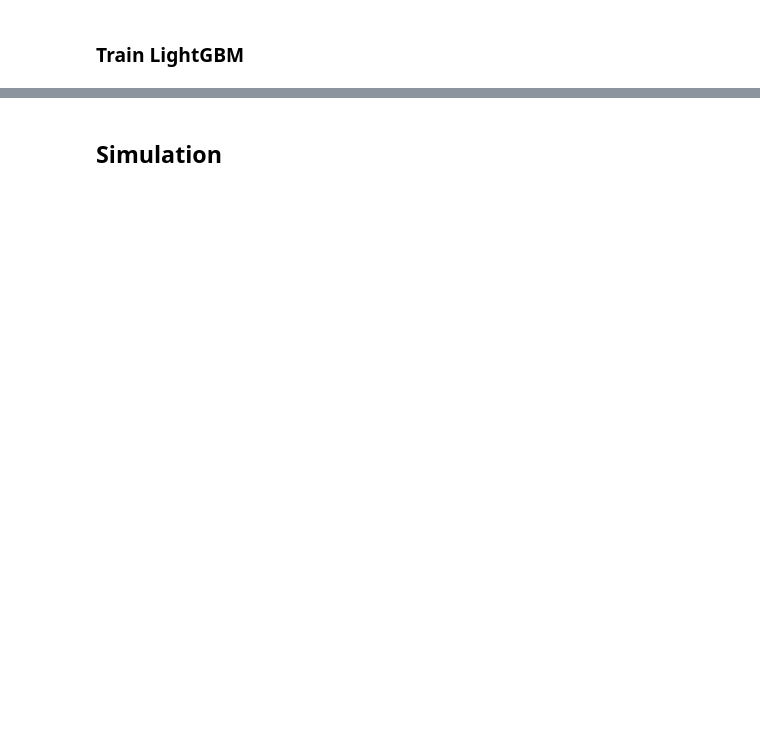
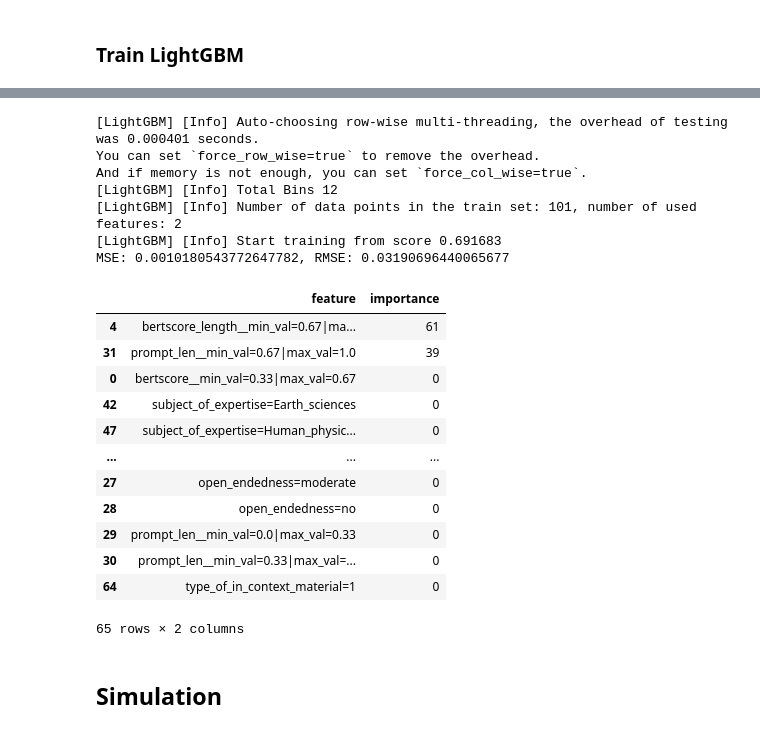
Before and after one commit to allenai/hybrid-preferences, a Jupyter notebook: notebooks/2024-08-30-classifier/2024-08-30-classifier.ipynb, the cells around one changed output, grey strips where cells are left out. Saved outputs shown, nothing was run; the diff lists cells and outputs as text; code cells hidden in the pictures; blank space fills up the shorter version.

```diff
--- a/notebooks/2024-08-30-classifier/2024-08-30-classifier.ipynb
+++ b/notebooks/2024-08-30-classifier/2024-08-30-classifier.ipynb
@@ -318,3 +294,51 @@ import lightgbm as lgb
+# %%
+import lightgbm as lgb
+
+train_data = lgb.Dataset(X_train, label=y_train)
+test_data = lgb.Dataset(X_test, label=y_test, reference=train_data)
+params = {
+    "objective": "regression",
+    "metric": "rmse",
+    "boosting": "gbdt",
+    "learning_rate": 0.1,
+    "num_leaves": 2,
+}
+
+# Train the model
+bst = lgb.train(params, train_data, valid_sets=[test_data])
+
+# Predict and evaluate
+y_pred = bst.predict(X_test)
+importances = bst.feature_importance()
+feature_names = X.columns
+mse = mean_squared_error(y_test, y_pred)
+rmse = root_mean_squared_error(y_test, y_pred)
+print(f"MSE: {mse}, RMSE: {rmse}")
+importance_df = pd.DataFrame(
+    {"feature": feature_names, "importance": importances}
+).sort_values(by="importance", ascending=False)
+importance_df
+# %% [output]
+[LightGBM] [Info] Auto-choosing row-wise multi-threading, the overhead of testing was 0.000401 seconds.
+You can set `force_row_wise=true` to remove the overhead.
+And if memory is not enough, you can set `force_col_wise=true`.
+[LightGBM] [Info] Total Bins 12
+[LightGBM] [Info] Number of data points in the train set: 101, number of used features: 2
+[LightGBM] [Info] Start training from score 0.691683
+MSE: 0.0010180543772647782, RMSE: 0.03190696440065677
+|  | feature | importance |
+| 4 | bertscore_length__min_val=0.67|ma... | 61 |
+| 31 | prompt_len__min_val=0.67|max_val=1.0 | 39 |
+| 0 | bertscore__min_val=0.33|max_val=0.67 | 0 |
+| 42 | subject_of_expertise=Earth_sciences | 0 |
+| 47 | subject_of_expertise=Human_physic... | 0 |
+| ... | ... | ... |
+| 27 | open_endedness=moderate | 0 |
+| 28 | open_endedness=no | 0 |
+| 29 | prompt_len__min_val=0.0|max_val=0.33 | 0 |
+| 30 | prompt_len__min_val=0.33|max_val=... | 0 |
+| 64 | type_of_in_context_material=1 | 0 |
+65 rows × 2 columns
 # %% [markdown]
 ## Simulation
 # %%
```
Also changed, not shown: parts of 7 cells of this notebook.
